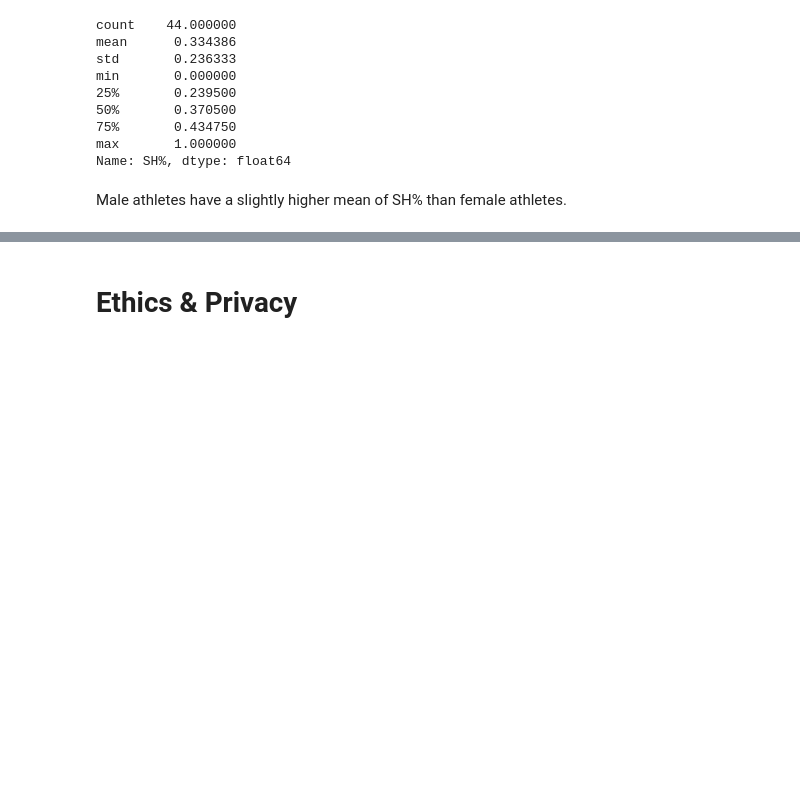
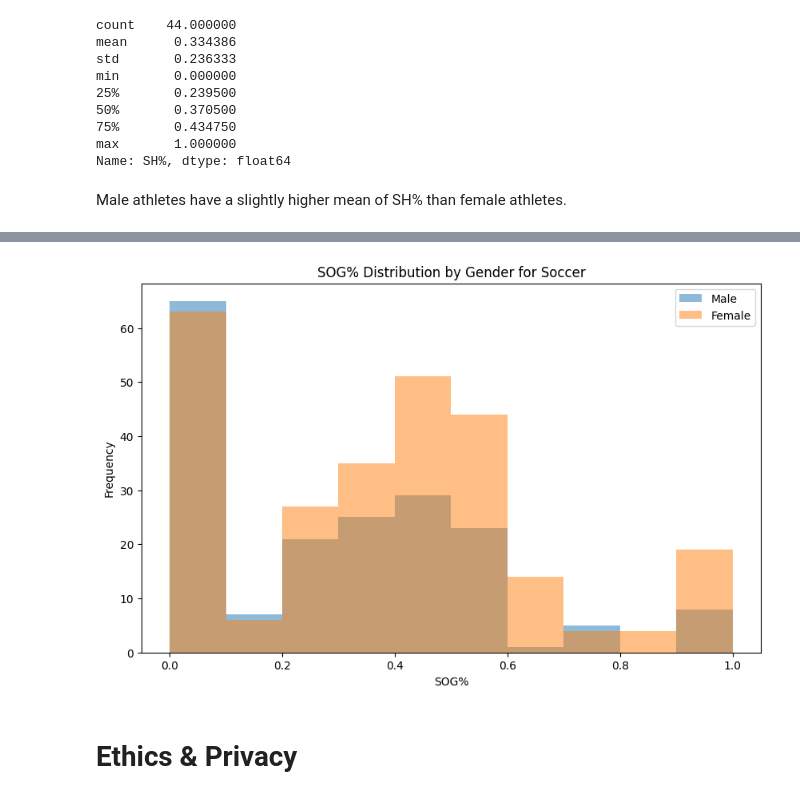
Before and after one commit to COGS108/Group133_WI24, a Jupyter notebook: EDACheckpoint_Group133_WI24.ipynb, the cells around one changed output, grey strips where cells are left out. Cells and saved outputs as stored; diff of their text form; code cells hidden in the pictures; blank space fills up the shorter version.

```diff
--- a/EDACheckpoint_Group133_WI24.ipynb
+++ b/EDACheckpoint_Group133_WI24.ipynb
@@ -822,3 +909,21 @@ plt.show()
+# %%
+s_male_SOG = soccer[soccer['Gender'] == 'M']['SOG%']
+s_female_SOG = soccer[soccer['Gender'] == 'F']['SOG%']
+
+#plot histograms
+plt.figure(figsize = (10, 6))
+
+plt.hist(s_male_SOG, alpha=0.5, label='Male')
+plt.hist(s_female_SOG, alpha= 0.5, label = 'Female')
+
+plt.title('SOG% Distribution by Gender for Soccer')
+plt.xlabel('SOG%')
+plt.ylabel('Frequency')
+plt.legend()
+
+plt.show()
+# %% [output]
+[figure, added]
 # %% [markdown]
 # Ethics & Privacy
 # %% [markdown]
```
Also changed, not shown: parts of 10 cells of this notebook.
